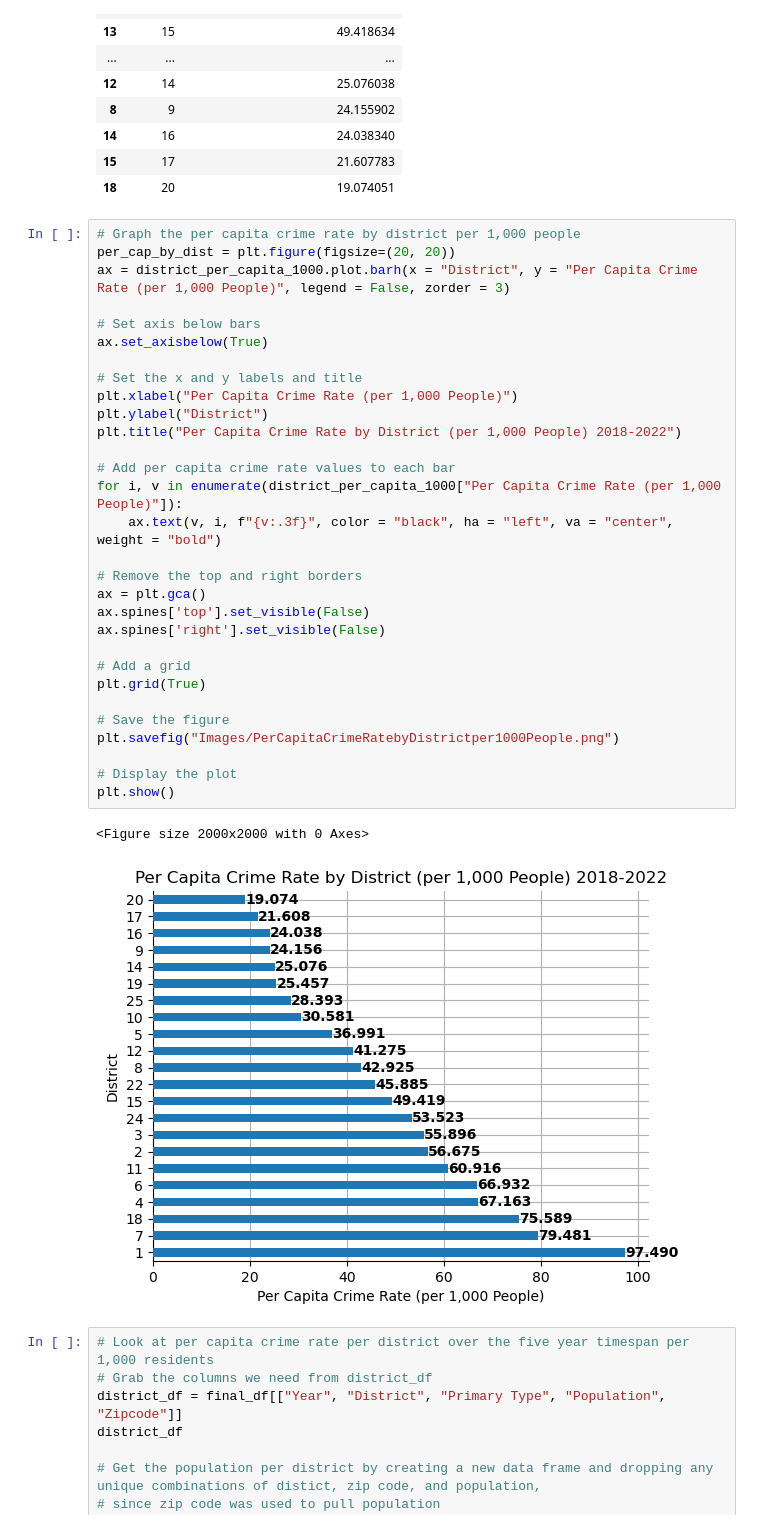
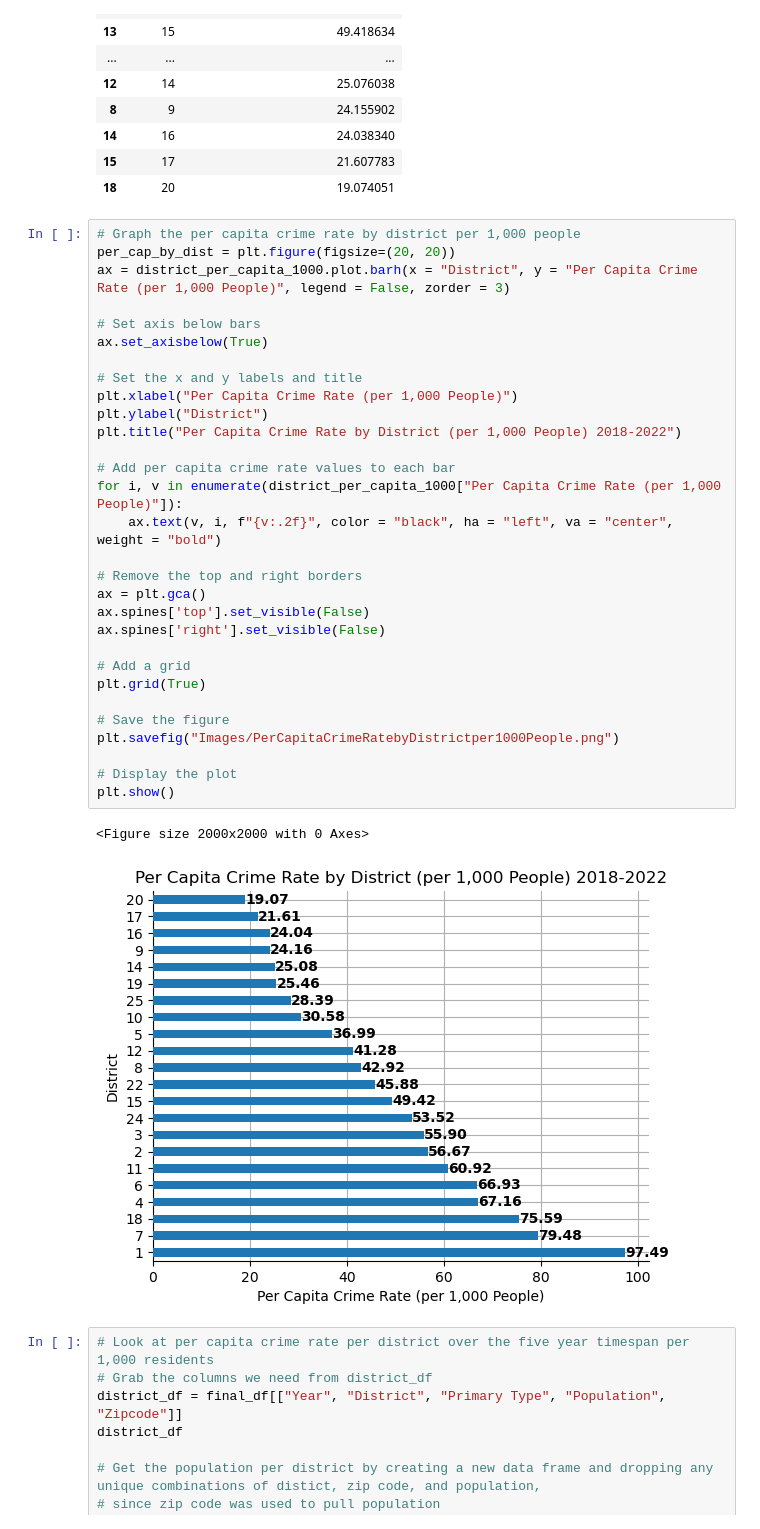
Before and after one commit to jmpealy/project1, a Jupyter notebook: Population_Analysis_Only.ipynb, the cells around one changed output. Drawn from its saved outputs; the diff is of its cells as text.

Commit message:
Changed decimal points on figure

```diff
--- a/Population_Analysis_Only.ipynb
+++ b/Population_Analysis_Only.ipynb
@@ -368,35 +368,35 @@ district_per_capita_1000
 # Graph the per capita crime rate by district per 1,000 people
 per_cap_by_dist = plt.figure(figsize=(20, 20))
 ax = district_per_capita_1000.plot.barh(x = "District", y = "Per Capita Crime Rate (per 1,000 People)", legend = False, zorder = 3)
 
 # Set axis below bars
 ax.set_axisbelow(True)
 
 # Set the x and y labels and title
 plt.xlabel("Per Capita Crime Rate (per 1,000 People)")
 plt.ylabel("District")
 plt.title("Per Capita Crime Rate by District (per 1,000 People) 2018-2022")
 
 # Add per capita crime rate values to each bar
 for i, v in enumerate(district_per_capita_1000["Per Capita Crime Rate (per 1,000 People)"]):
-    ax.text(v, i, f"{v:.3f}", color = "black", ha = "left", va = "center", weight = "bold")
+    ax.text(v, i, f"{v:.2f}", color = "black", ha = "left", va = "center", weight = "bold")
 
 # Remove the top and right borders
 ax = plt.gca()
 ax.spines['top'].set_visible(False)
 ax.spines['right'].set_visible(False)
 
 # Add a grid
 plt.grid(True)
 
 # Save the figure
 plt.savefig("Images/PerCapitaCrimeRatebyDistrictper1000People.png")
 
 # Display the plot
 plt.show()
 # %% [output]
 <Figure size 2000x2000 with 0 Axes>
-[figure, old version]
+[figure, new version]
 # %%
 # Look at per capita crime rate per district over the five year timespan per 1,000 residents
 # Grab the columns we need from district_df
```
Also changed, not shown: parts of 1 cell of this notebook.
